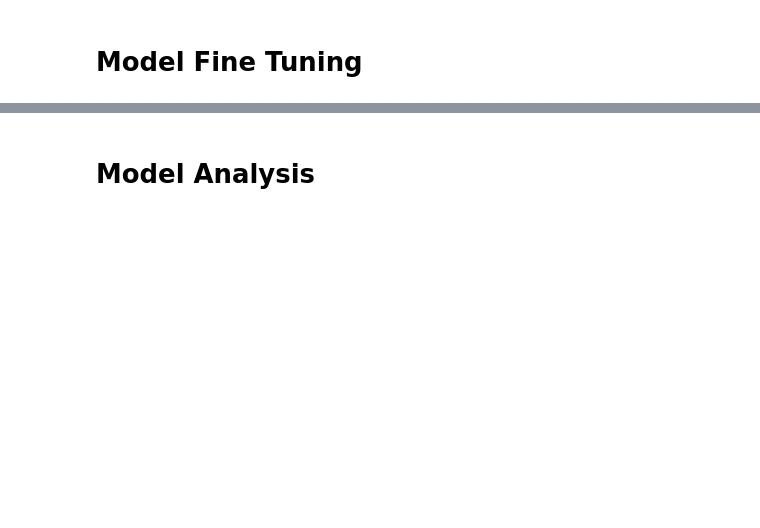
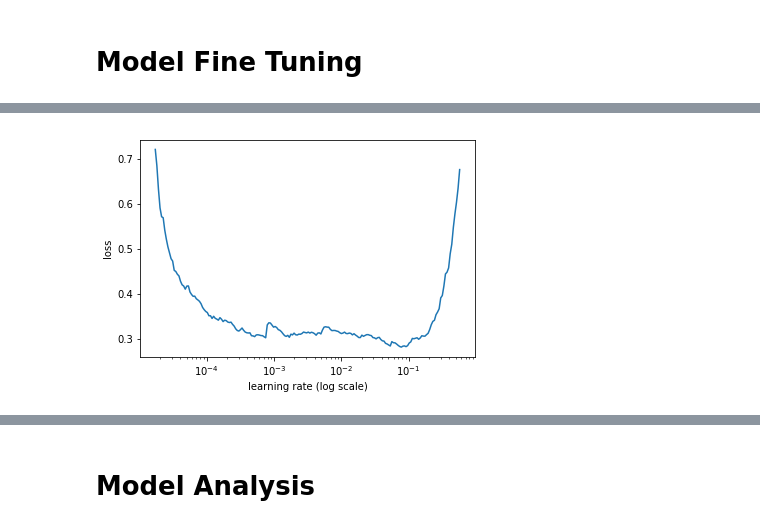
Before and after one commit to Joshua-Chin/fastai, a Jupyter notebook: courses/dl1/lesson1-dogbreeds.ipynb, the cells around one changed output, grey strips where cells are left out. Saved outputs shown, nothing was run; the diff lists cells and outputs as text; code cells hidden in the pictures; blank space fills up the shorter version.

```diff
--- a/courses/dl1/lesson1-dogbreeds.ipynb
+++ b/courses/dl1/lesson1-dogbreeds.ipynb
@@ -84,0 +62,4 @@ learn = ConvLearner.pretrained(arch, data, precompute=True, ps=0.5)
+# %%
+lr = 5e-2
+# %%
+learn.fit(lr, 1)
@@ -85,6 +71,6 @@ learn = ConvLearner.pretrained(arch, data, precompute=True, ps=0.5)
 # %%
-learn.precompute = True
-learn.fit(1e-1, 1)
+learn.precompute = False
+learn.fit(lr, 2, cycle_len=1)
 # %% [output]
 [interactive output not drawn]
 epoch      trn_loss   val_loss   accuracy
@@ -92,0 +85,6 @@ epoch      trn_loss   val_loss   accuracy
+# %%
+learn.set_data(get_data(299), precompute=True)
+# %%
+learn.lr_find()
+learn.sched.plot()
+# %% [output]
@@ -92,0 +92 @@ epoch      trn_loss   val_loss   accuracy
+[figure, added]
```
Also changed, not shown: parts of 27 cells of this notebook.
